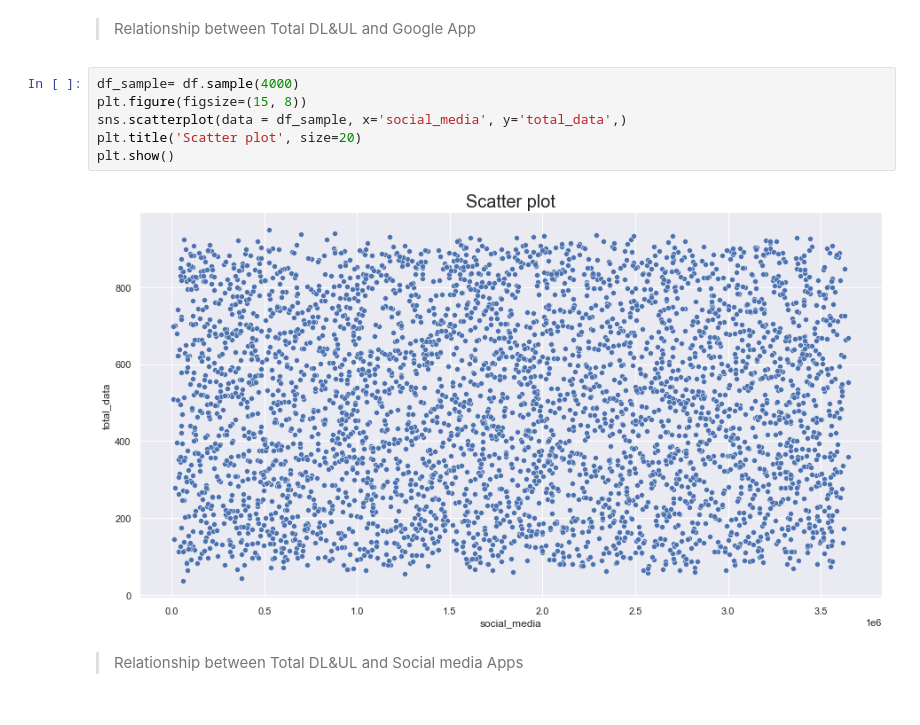
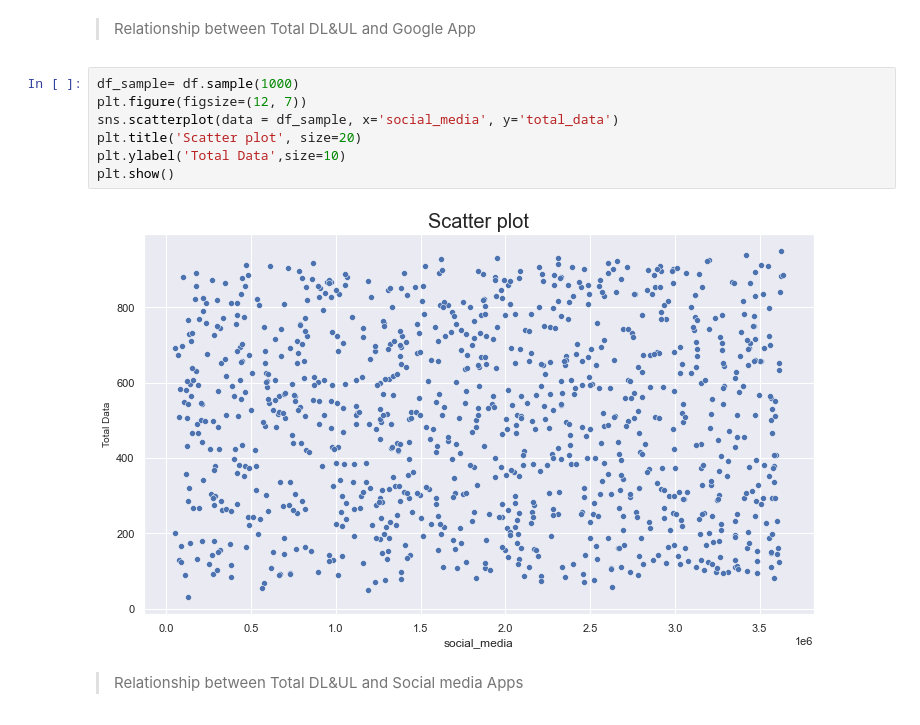
Before and after one commit to Melak2017/Telecommunication-Data-Analysis, a Jupyter notebook: Jup_Notebooks/Data_Exploration.ipynb, the cells around one changed output. Cells and saved outputs as stored; diff of their text form.

```diff
--- a/Jup_Notebooks/Data_Exploration.ipynb
+++ b/Jup_Notebooks/Data_Exploration.ipynb
@@ -299,12 +301,13 @@ plt.show()
 # %% [markdown]
 > Relationship between Total DL&UL and Google App
 # %%
-df_sample= df.sample(4000)
-plt.figure(figsize=(15, 8))
-sns.scatterplot(data = df_sample, x='social_media', y='total_data',)
+df_sample= df.sample(1000)
+plt.figure(figsize=(12, 7))
+sns.scatterplot(data = df_sample, x='social_media', y='total_data')
 plt.title('Scatter plot', size=20)
+plt.ylabel('Total Data',size=10)
 plt.show()
 # %% [output]
-[figure, old version]
+[figure, new version]
 # %% [markdown]
 > Relationship between Total DL&UL and Social media Apps
```
Also changed, not shown: parts of 12 cells of this notebook.
